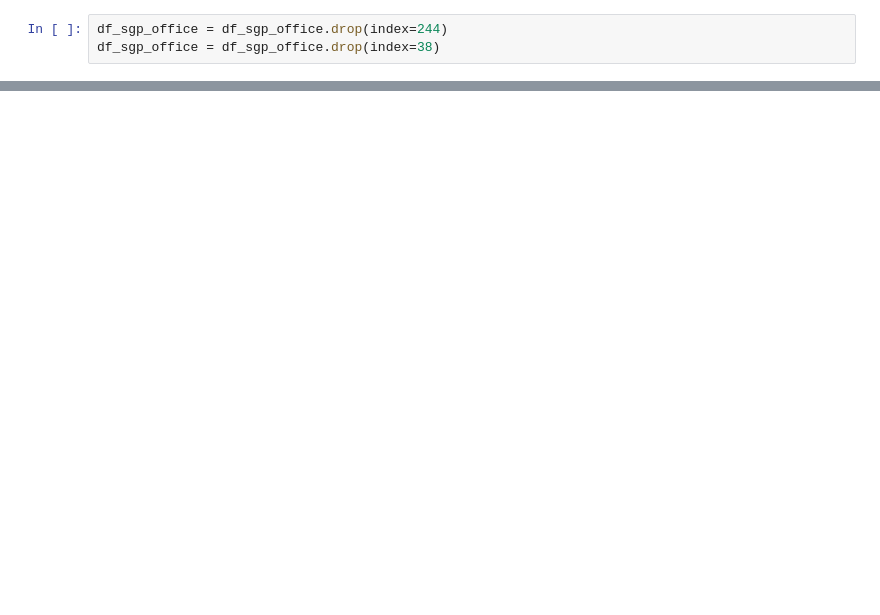
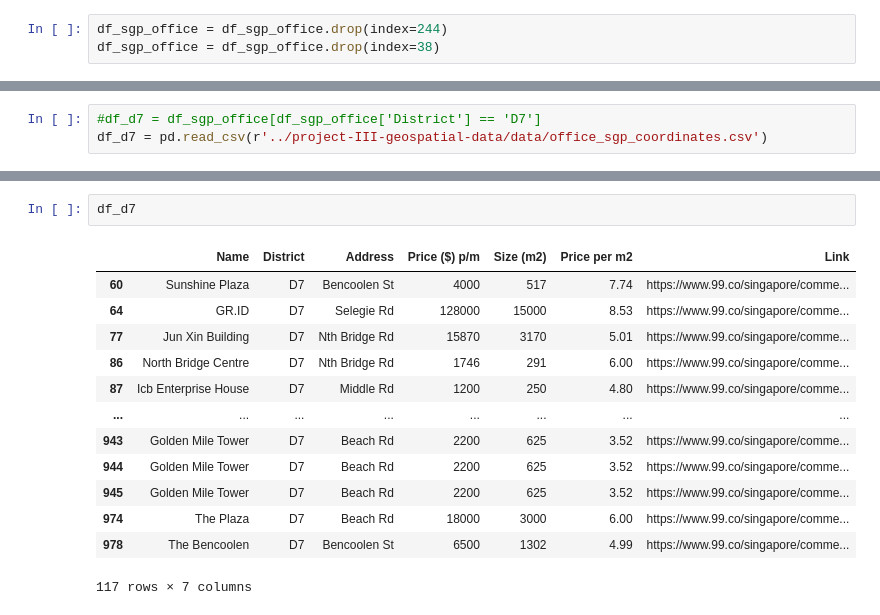
Before and after one commit to TimKuijten/project-3-New_office_location, a Jupyter notebook: webscraping.ipynb, the cells around one changed output, grey strips where cells are left out. Cells and saved outputs as stored; diff of their text form; blank space fills up the shorter version.

```diff
--- a/webscraping.ipynb
+++ b/webscraping.ipynb
@@ -79,0 +69,3 @@ df_sgp_office[df_sgp_office['District'] == 'D7']
+# %%
+#df_d7 = df_sgp_office[df_sgp_office['District'] == 'D7']
+df_d7 = pd.read_csv(r'../project-III-geospatial-data/data/office_sgp_coordinates.csv')
@@ -79,0 +93,16 @@ df_sgp_office[df_sgp_office['District'] == 'D7']
+# %%
+df_d7
+# %% [output]
+|  | Name | District | Address | Price ($) p/m | Size (m2) | Price per m2 | Link |
+| 60 | Sunshine Plaza | D7 | Bencoolen St | 4000 | 517 | 7.74 | https://www.99.co/singapore/comme... |
+| 64 | GR.ID | D7 | Selegie Rd | 128000 | 15000 | 8.53 | https://www.99.co/singapore/comme... |
+| 77 | Jun Xin Building | D7 | Nth Bridge Rd | 15870 | 3170 | 5.01 | https://www.99.co/singapore/comme... |
+| 86 | North Bridge Centre | D7 | Nth Bridge Rd | 1746 | 291 | 6.00 | https://www.99.co/singapore/comme... |
+| 87 | Icb Enterprise House | D7 | Middle Rd | 1200 | 250 | 4.80 | https://www.99.co/singapore/comme... |
+| ... | ... | ... | ... | ... | ... | ... | ... |
+| 943 | Golden Mile Tower | D7 | Beach Rd | 2200 | 625 | 3.52 | https://www.99.co/singapore/comme... |
+| 944 | Golden Mile Tower | D7 | Beach Rd | 2200 | 625 | 3.52 | https://www.99.co/singapore/comme... |
+| 945 | Golden Mile Tower | D7 | Beach Rd | 2200 | 625 | 3.52 | https://www.99.co/singapore/comme... |
+| 974 | The Plaza | D7 | Beach Rd | 18000 | 3000 | 6.00 | https://www.99.co/singapore/comme... |
+| 978 | The Bencoolen | D7 | Bencoolen St | 6500 | 1302 | 4.99 | https://www.99.co/singapore/comme... |
+117 rows × 7 columns
```
Also changed, not shown: parts of 17 cells of this notebook, 13 other files.
